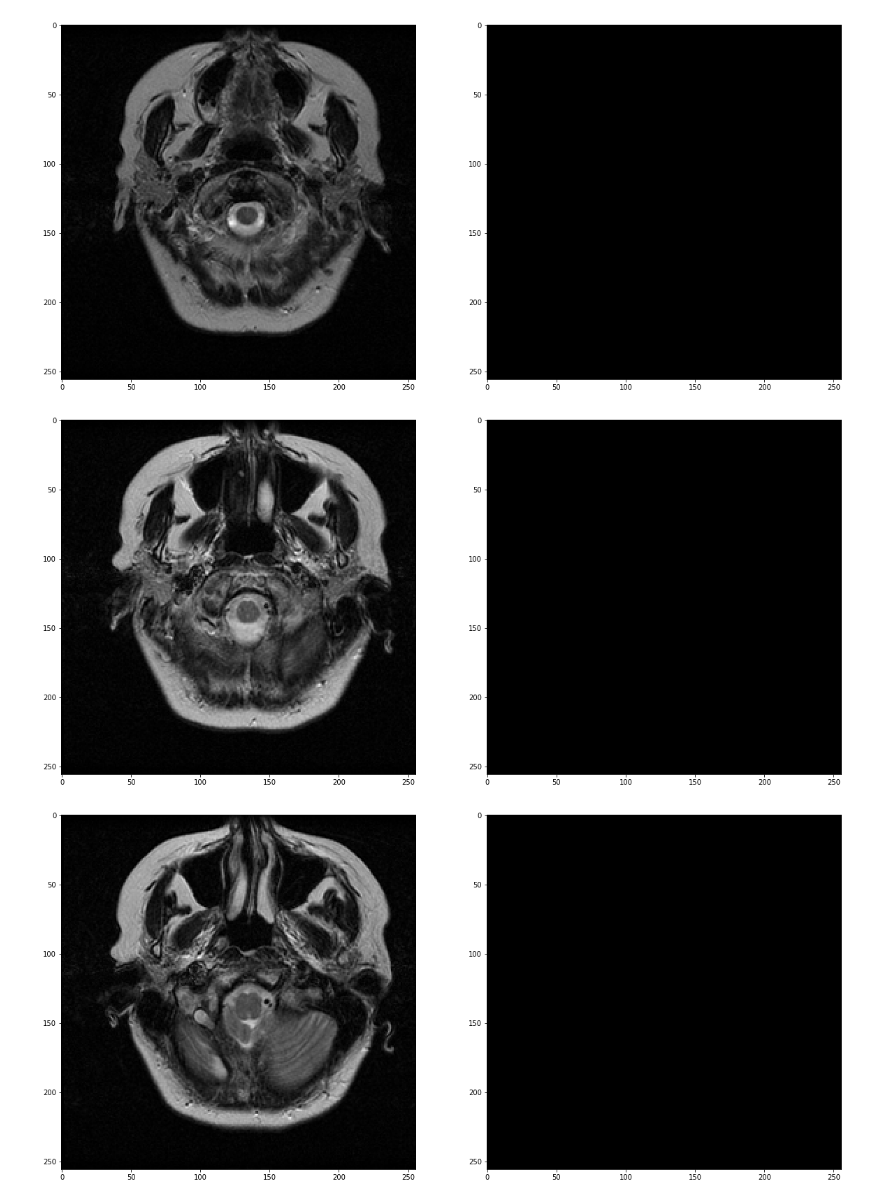
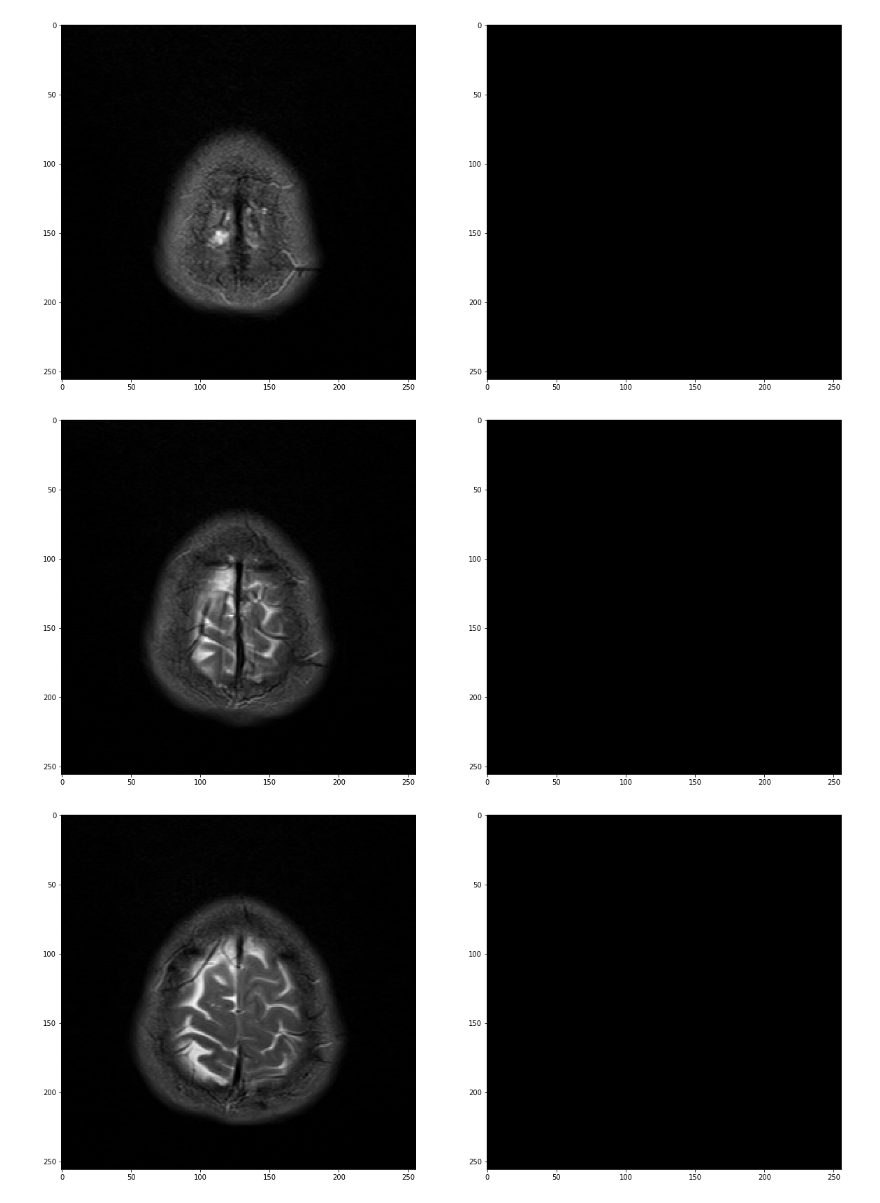
Before and after one commit to brain-tumors-deep-learning-module/TCGA-GBM-training-general-pickle, a Jupyter notebook: Sampling Implementation.ipynb, the cells around one changed output. Drawn from its saved outputs; the diff is of its cells as text; code cells hidden in the pictures.

```diff
--- a/Sampling Implementation.ipynb
+++ b/Sampling Implementation.ipynb
@@ -74,36 +74,36 @@ output_pickles = os.listdir(output_dir)
 # Plotting all the final sampled patients to make sure data is intact
 # for file in output_pickles:
 #     reading_data = open("%s" % (output_dir+file), "rb")
 #     patient_data = pickle.load(reading_data)
 # #     Plotting area
 #     for scan in range(len(patient_data)):
 #         if scan != 4:
 #             for array in range(len(patient_data[scan])):
 #                 plt.figure(figsize=(20,10))
 #                 plt.subplot(121)
 #                 plt.imshow(np.squeeze(patient_data[scan][array]), 'gray')
 #                 plt.subplot(122)
 #                 plt.imshow(np.squeeze(patient_data[4][scan][array]), 'gray')
 #                 plt.show()
 #                 if (array==4):
 #                     break
 #             print ("-----------------")
 #     print("__________________________________________________________________")
-file_to_check = 'TCGA-02-0006.pickle'
-original_pre_sample_dir = '/home/omar/Desktop/TrainingResult_dup/'
+file_to_check = 'TCGA-19-5960.pickle'
+# original_pre_sample_dir = '/home/omar/Desktop/TrainingResult_dup/'
 # file = original_pre_sample_dir+file_to_check
 file = output_dir+file_to_check
 pick = open("%s" % (file), "rb")
 data = pickle.load(pick)
 for scan in range(2):
-    for arr in range(4):
+    for arr in range(40):
         plt.figure(figsize=(20,10))
         plt.subplot(121)
         plt.imshow(np.squeeze(data[scan][arr]), 'gray')
         plt.subplot(122)
         plt.imshow(np.squeeze(data[4][scan][arr]), 'gray')
         plt.show()
 # %% [output]
-[figure, old version]
+[figure, new version]
-[figure, old version]
+[figure, new version]
-[figure, old version]
+[figure, new version]
```
Also changed, not shown: parts of 1 cell of this notebook, 2 other files.
